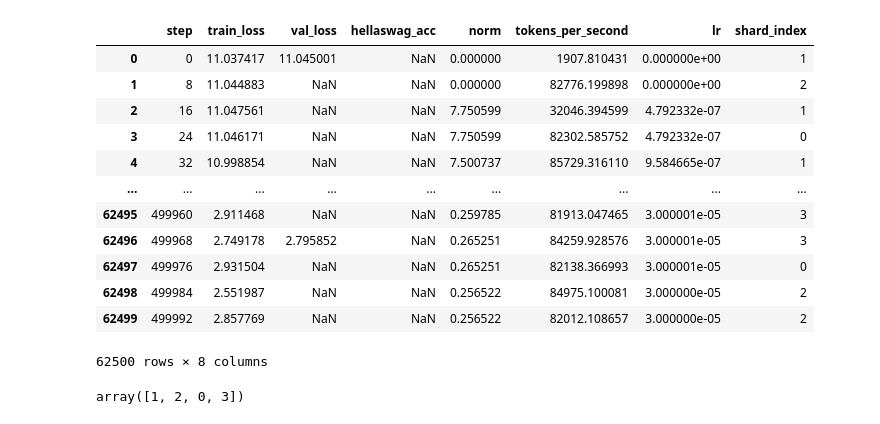
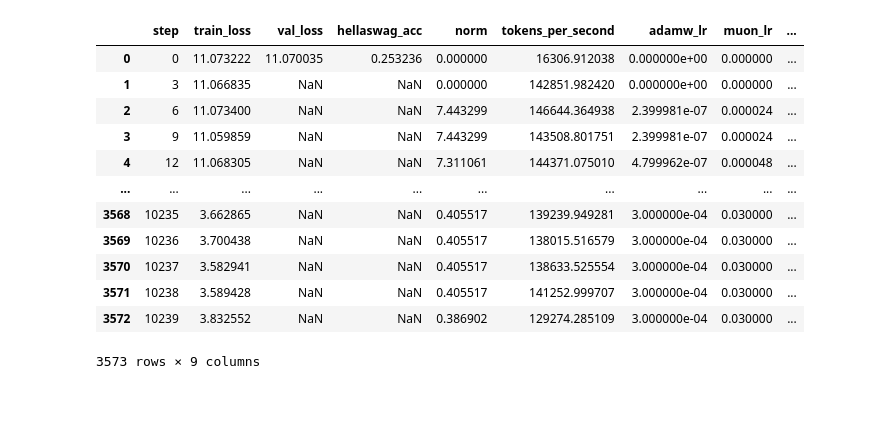
Before and after one commit to feljost/fgpt, a Jupyter notebook: report/code/visualize.ipynb, the cells around one changed output. Cells and saved outputs as stored; diff of their text form; code cells hidden in the pictures.

```diff
--- a/report/code/visualize.ipynb
+++ b/report/code/visualize.ipynb
@@ -1,30 +1,26 @@
 # %%
 import json
 import matplotlib.pyplot as plt
 import matplotlib.ticker as mticker
 import pandas as pd
 
 # Load the contents
-with open("../../logs/train_metrics_20251129_1850.jsonl", "r") as f:
+with open("../../logs/train_metrics_20251220_1343.jsonl", "r") as f:
     train_metrics = [json.loads(line) for line in f]
 
 df_metrics = pd.DataFrame(train_metrics)
 df_metrics
 # %% [output]
-|  | step | train_loss | val_loss | hellaswag_acc | norm | tokens_per_second | lr | shard_index |
-| 0 | 0 | 11.037417 | 11.045001 | NaN | 0.000000 | 1907.810431 | 0.000000e+00 | 1 |
-| 1 | 8 | 11.044883 | NaN | NaN | 0.000000 | 82776.199898 | 0.000000e+00 | 2 |
-| 2 | 16 | 11.047561 | NaN | NaN | 7.750599 | 32046.394599 | 4.792332e-07 | 1 |
-| 3 | 24 | 11.046171 | NaN | NaN | 7.750599 | 82302.585752 | 4.792332e-07 | 0 |
-| 4 | 32 | 10.998854 | NaN | NaN | 7.500737 | 85729.316110 | 9.584665e-07 | 1 |
-| ... | ... | ... | ... | ... | ... | ... | ... | ... |
-| 62495 | 499960 | 2.911468 | NaN | NaN | 0.259785 | 81913.047465 | 3.000001e-05 | 3 |
-| 62496 | 499968 | 2.749178 | 2.795852 | NaN | 0.265251 | 84259.928576 | 3.000001e-05 | 3 |
-| 62497 | 499976 | 2.931504 | NaN | NaN | 0.265251 | 82138.366993 | 3.000001e-05 | 0 |
-| 62498 | 499984 | 2.551987 | NaN | NaN | 0.256522 | 84975.100081 | 3.000000e-05 | 2 |
-| 62499 | 499992 | 2.857769 | NaN | NaN | 0.256522 | 82012.108657 | 3.000000e-05 | 2 |
+|  | step | train_loss | val_loss | hellaswag_acc | norm | tokens_per_second | adamw_lr | muon_lr | ... |
+| 0 | 0 | 11.073222 | 11.070035 | 0.253236 | 0.000000 | 16306.912038 | 0.000000e+00 | 0.000000 | ... |
+| 1 | 3 | 11.066835 | NaN | NaN | 0.000000 | 142851.982420 | 0.000000e+00 | 0.000000 | ... |
+| 2 | 6 | 11.073400 | NaN | NaN | 7.443299 | 146644.364938 | 2.399981e-07 | 0.000024 | ... |
+| 3 | 9 | 11.059859 | NaN | NaN | 7.443299 | 143508.801751 | 2.399981e-07 | 0.000024 | ... |
+| 4 | 12 | 11.068305 | NaN | NaN | 7.311061 | 144371.075010 | 4.799962e-07 | 0.000048 | ... |
+| ... | ... | ... | ... | ... | ... | ... | ... | ... | ... |
+| 3568 | 10235 | 3.662865 | NaN | NaN | 0.405517 | 139239.949281 | 3.000000e-04 | 0.030000 | ... |
+| 3569 | 10236 | 3.700438 | NaN | NaN | 0.405517 | 138015.516579 | 3.000000e-04 | 0.030000 | ... |
+| 3570 | 10237 | 3.582941 | NaN | NaN | 0.405517 | 138633.525554 | 3.000000e-04 | 0.030000 | ... |
+| 3571 | 10238 | 3.589428 | NaN | NaN | 0.405517 | 141252.999707 | 3.000000e-04 | 0.030000 | ... |
+| 3572 | 10239 | 3.832552 | NaN | NaN | 0.386902 | 129274.285109 | 3.000000e-04 | 0.030000 | ... |
-62500 rows × 8 columns
+3573 rows × 9 columns
-# %%
-df_metrics.shard_index.unique()
-# %% [output]
-array([1, 2, 0, 3])
```
Also changed, not shown: parts of 6 cells of this notebook, 2 other files.
